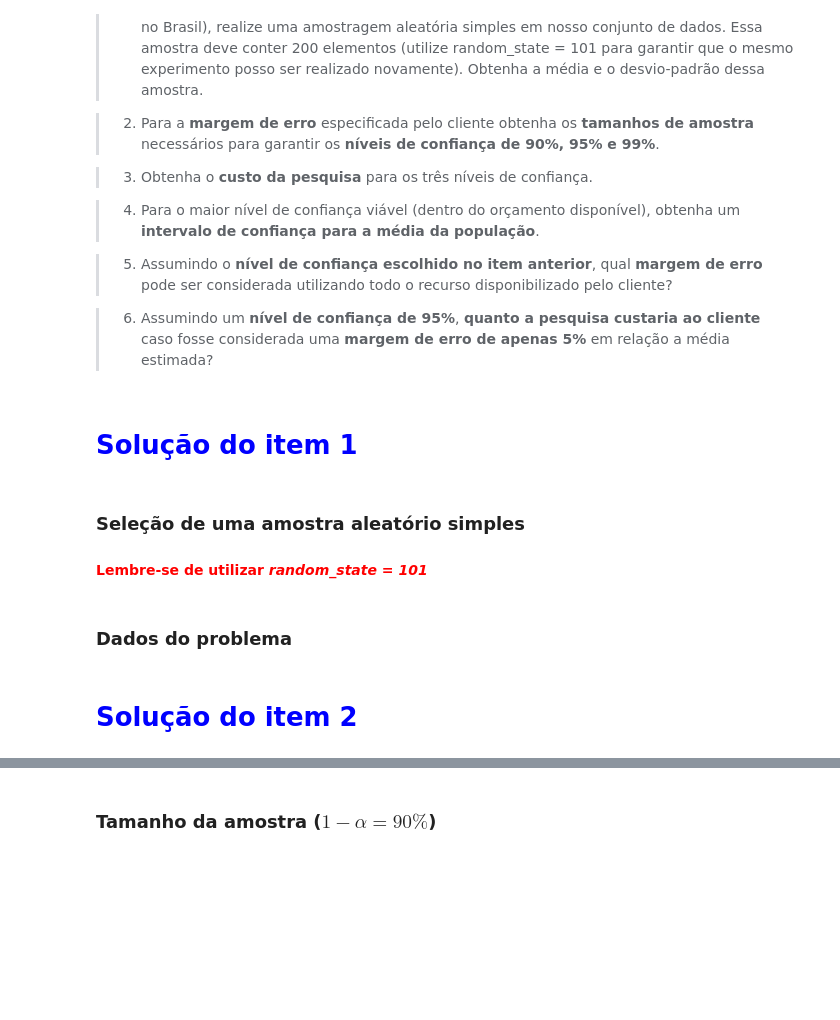
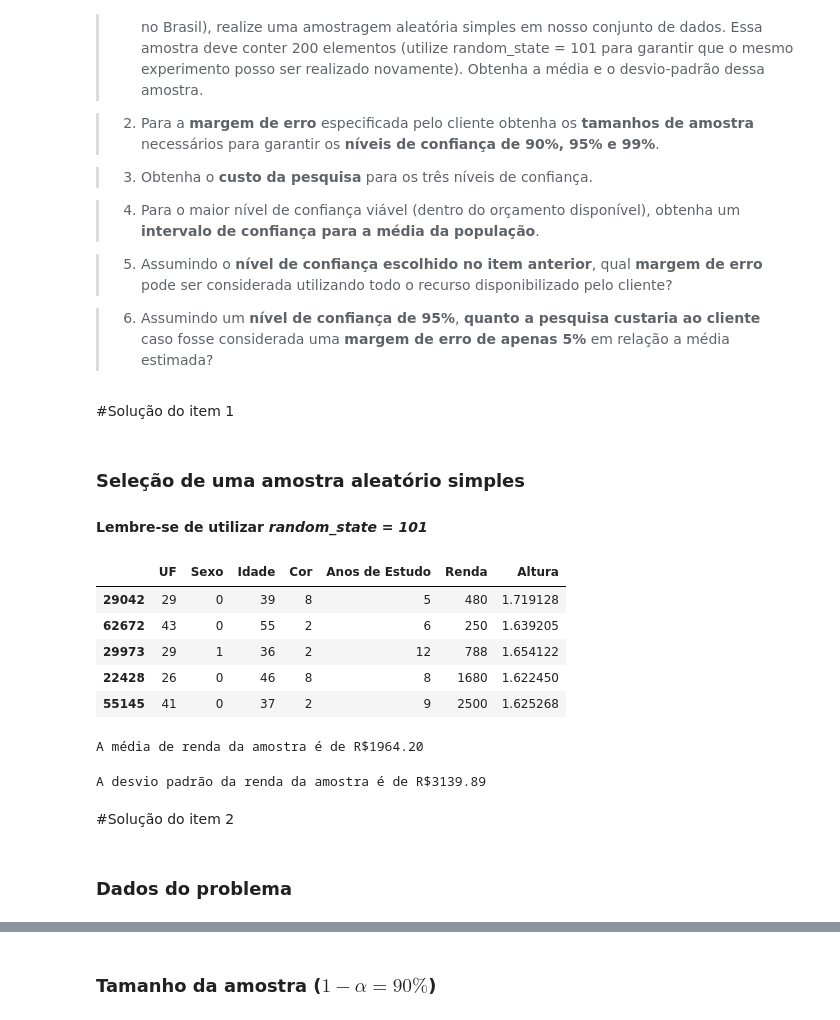
Before and after one commit to ViniViniAntunes/Analise-descritiva-PNAD-2015_Parte-2, a Jupyter notebook: Projeto_Final_Estimativas.ipynb, the cells around one changed output, grey strips where cells are left out. Drawn from its saved outputs; the diff is of its cells as text; code cells hidden in the pictures; blank space fills up the shorter version.

```diff
--- a/Projeto_Final_Estimativas.ipynb
+++ b/Projeto_Final_Estimativas.ipynb
@@ -251,12 +261,33 @@ Em nossa experiência com estudos deste tipo, sabemos que o **custo médio por i
 
 > 6. Assumindo um **nível de confiança de 95%**, **quanto a pesquisa custaria ao cliente** caso fosse considerada uma **margem de erro de apenas 5%** em relação a média estimada?
 # %% [markdown]
-# <font color='blue'>Solução do item 1</font>
+#Solução do item 1</font>
 # %% [markdown]
 ### Seleção de uma amostra aleatório simples
 
-#### <font color='red'>Lembre-se de utilizar *random_state = 101*</font>
+#### Lembre-se de utilizar *random_state = 101*
+# %%
+amostra = dados.sample(n = 200, random_state = 101)
+amostra.head()
+# %% [output]
+|  | UF | Sexo | Idade | Cor | Anos de Estudo | Renda | Altura |
+| 29042 | 29 | 0 | 39 | 8 | 5 | 480 | 1.719128 |
+| 62672 | 43 | 0 | 55 | 2 | 6 | 250 | 1.639205 |
+| 29973 | 29 | 1 | 36 | 2 | 12 | 788 | 1.654122 |
+| 22428 | 26 | 0 | 46 | 8 | 8 | 1680 | 1.622450 |
+| 55145 | 41 | 0 | 37 | 2 | 9 | 2500 | 1.625268 |
+# %%
+media_amostra = amostra.Renda.mean()
+print("A média de renda da amostra é de R${:.2f}".format(media_amostra))
+# %% [output]
+A média de renda da amostra é de R$1964.20
+# %%
+desvio_padrao_amostra = amostra.Renda.std()
+print("A desvio padrão da renda da amostra"
+      " é de R${:.2f}".format(desvio_padrao_amostra))
+# %% [output]
+A desvio padrão da renda da amostra é de R$3139.89
+# %% [markdown]
+#Solução do item 2
 # %% [markdown]
 ### Dados do problema
-# %% [markdown]
-# <font color='blue'>Solução do item 2</font>
```
Also changed, not shown: parts of 39 cells of this notebook.
